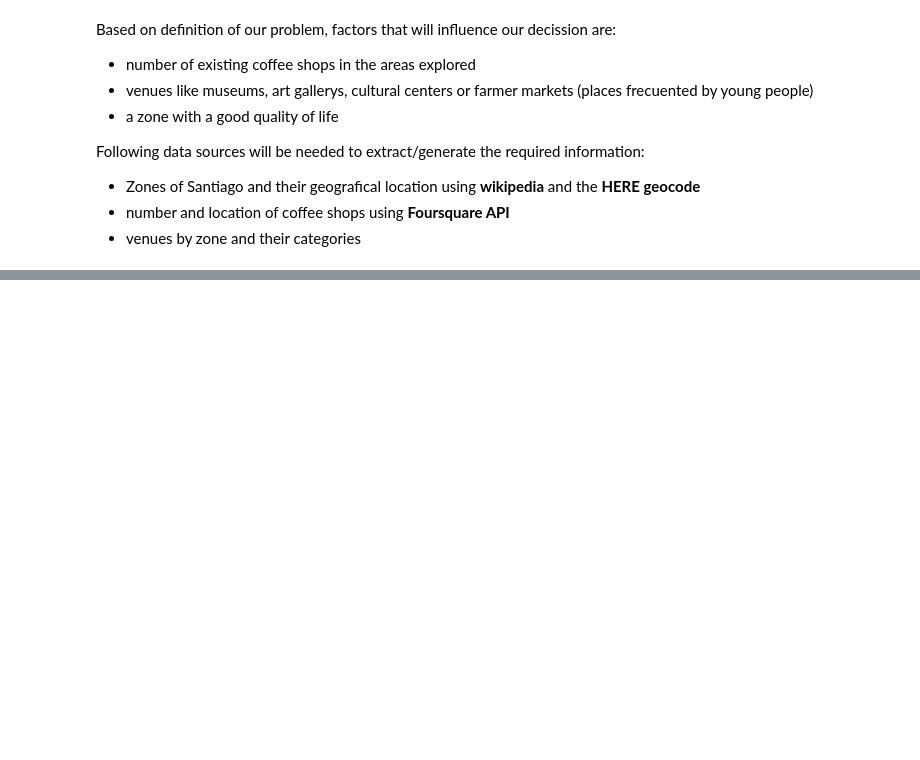
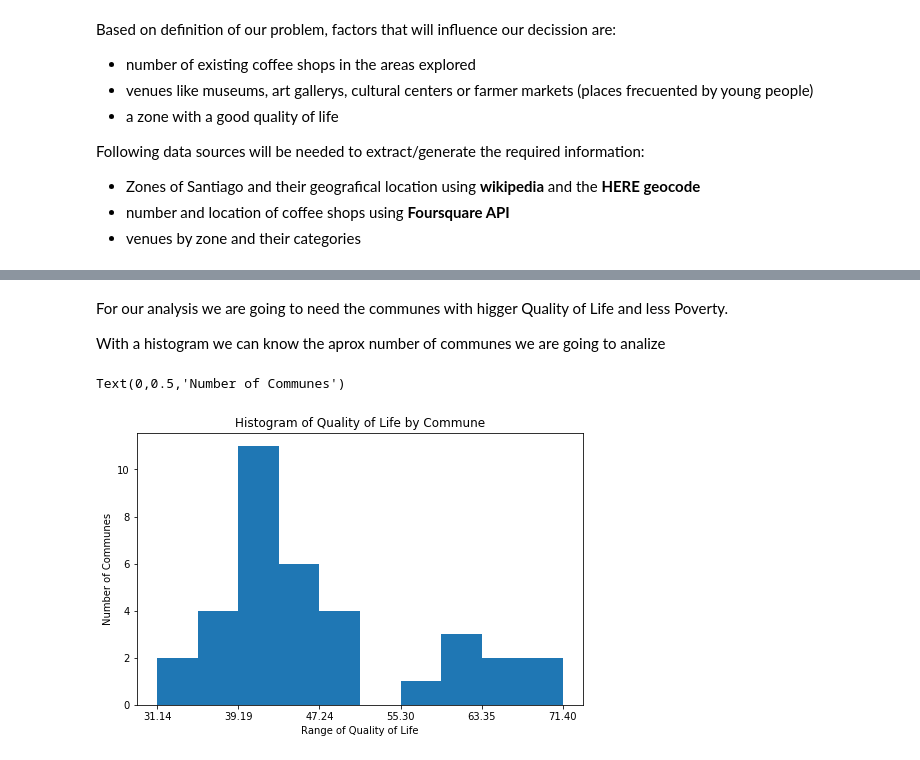
Before and after one commit to lilianaolis/Coursera_Capstone, a Jupyter notebook: Capstone Project Week 1.ipynb, the cells around one changed output, grey strips where cells are left out. Cells and saved outputs as stored; diff of their text form; code cells hidden in the pictures; blank space fills up the shorter version.

```diff
--- a/Capstone Project Week 1.ipynb
+++ b/Capstone Project Week 1.ipynb
@@ -39,0 +229,13 @@ Following data sources will be needed to extract/generate the required informati
+# %% [markdown]
+For our analysis we are going to need the communes with higger Quality of Life and less Poverty.
+
+With a histogram we can know the aprox number of communes we are going to analize
+# %%
+count, bin_edges = np.histogram(lista['Quality of Life'],5)
+hist = lista['Quality of Life'].plot(kind='hist', figsize=(8, 5), xticks=bin_edges)
+hist.set_title('Histogram of Quality of Life by Commune')
+hist.set_xlabel('Range of Quality of Life')
+hist.set_ylabel('Number of Communes')
+# %% [output]
+Text(0,0.5,'Number of Communes')
+[figure, added]
```
Also changed, not shown: parts of 96 cells of this notebook.
